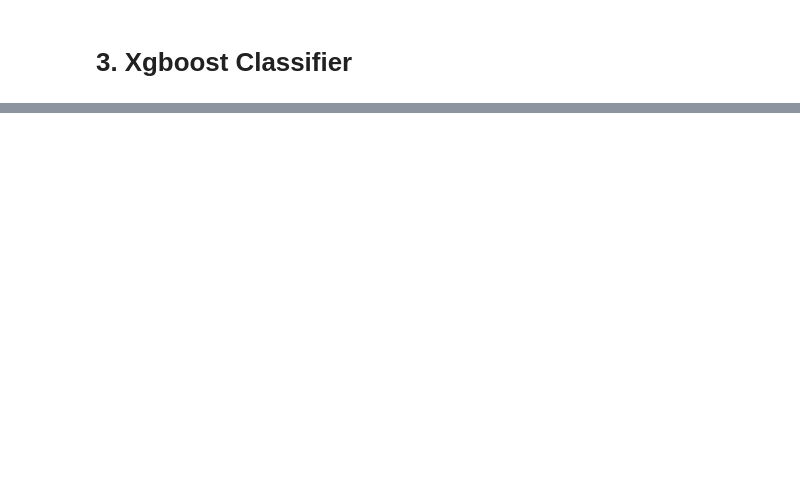
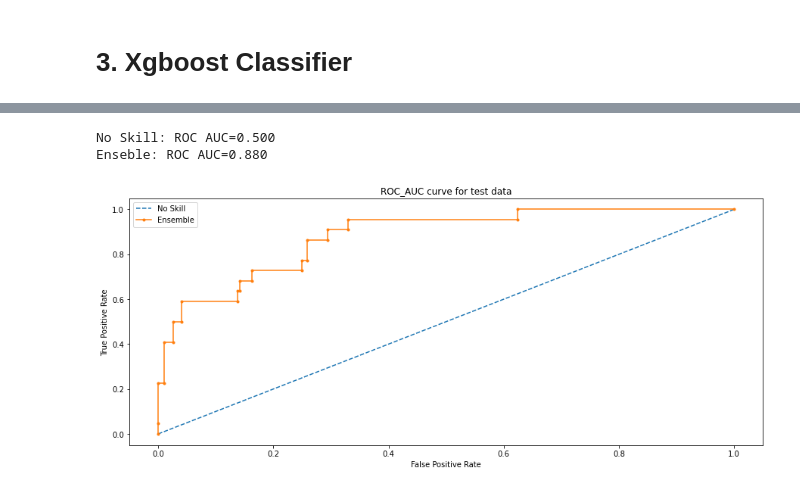
Before and after one commit to BhardwajAnshul/Springboard, a Jupyter notebook: Capstone Project 2/4. Modeling/Modelling3.ipynb, the cells around one changed output, grey strips where cells are left out. Saved outputs shown, nothing was run; the diff lists cells and outputs as text; code cells hidden in the pictures; blank space fills up the shorter version.

```diff
--- a/Capstone Project 2/4. Modeling/Modelling3.ipynb
+++ b/Capstone Project 2/4. Modeling/Modelling3.ipynb
@@ -446,3 +439,4 @@ from sklearn.ensemble import VotingClassifier
 # %%
 #create a dictionary of our models
-estimators=[("log_reg",classifier_lr), ("rf",rf_random), ("xgb_best",gbm_best)]
+estimators_dict=[("log_reg",classifier_lr), ("rf",rf_random2), ("xgb_best",gbm_best)]
+params = {'weights':[[1,2,3],[2,1,3],[3,2,1]]}
@@ -451,0 +443,6 @@ ensemble = VotingClassifier(estimators, voting="soft")
+# %%
+ensemble = VotingClassifier(estimators = estimators_dict, voting='soft', n_jobs=7)
+grid_Search = GridSearchCV(param_grid = params, estimator=ensemble, scoring='roc_auc')
+
+#fit model to training data
+grid_Search.fit(X_train, y_train)
@@ -452 +471,3 @@ ensemble = VotingClassifier(estimators, voting="soft")
+# %%
+ensemble = VotingClassifier(estimators = estimators_dict, voting='soft', n_jobs=7, weights=[1,2,3])
 # %%
@@ -485,0 +504,33 @@ roc_auc_score : 0.7446402349486049
+# %%
+########### ROC  AUC curve   ######
+# generate a no skill prediction (majority class)
+ns_probs = [0 for _ in range(len(y_test))]
+
+# predict probabilities
+lr_probs = ensemble.predict_proba(X_test)
+
+# keep probabilities for the positive outcome only
+lr_probs = lr_probs[:, 1]
+# calculate scores
+ns_auc = roc_auc_score(y_test, ns_probs)
+lr_auc = roc_auc_score(y_test, lr_probs)
+
+# summarize scores
+print('No Skill: ROC AUC=%.3f' % (ns_auc))
+print('Enseble: ROC AUC=%.3f' % (lr_auc))
+
+# calculate roc curves
+ns_fpr, ns_tpr, _ = roc_curve(y_test, ns_probs)
+lr_fpr, lr_tpr, _ = roc_curve(y_test, lr_probs)
+plt.figure(figsize = (15,6))
+plt.plot(ns_fpr, ns_tpr, linestyle='--', label='No Skill')
+plt.plot(lr_fpr, lr_tpr, marker='.', label='Ensemble')
+plt.xlabel('False Positive Rate')
+plt.ylabel('True Positive Rate')
+plt.legend()
+plt.title("ROC_AUC curve for test data")
+plt.show()
+# %% [output]
+No Skill: ROC AUC=0.500
+Enseble: ROC AUC=0.880
+[figure, added]
```
Also changed, not shown: parts of 36 cells of this notebook.
